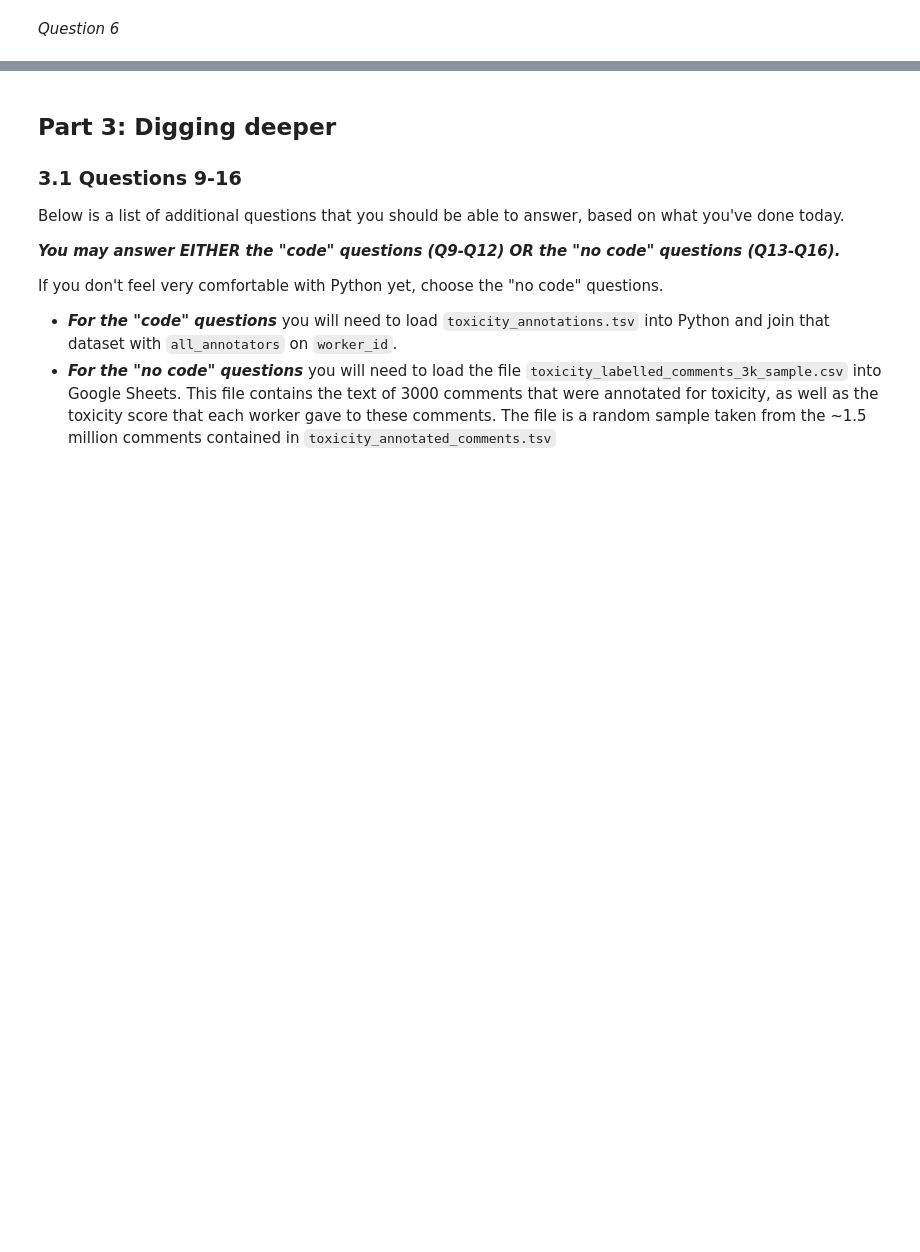
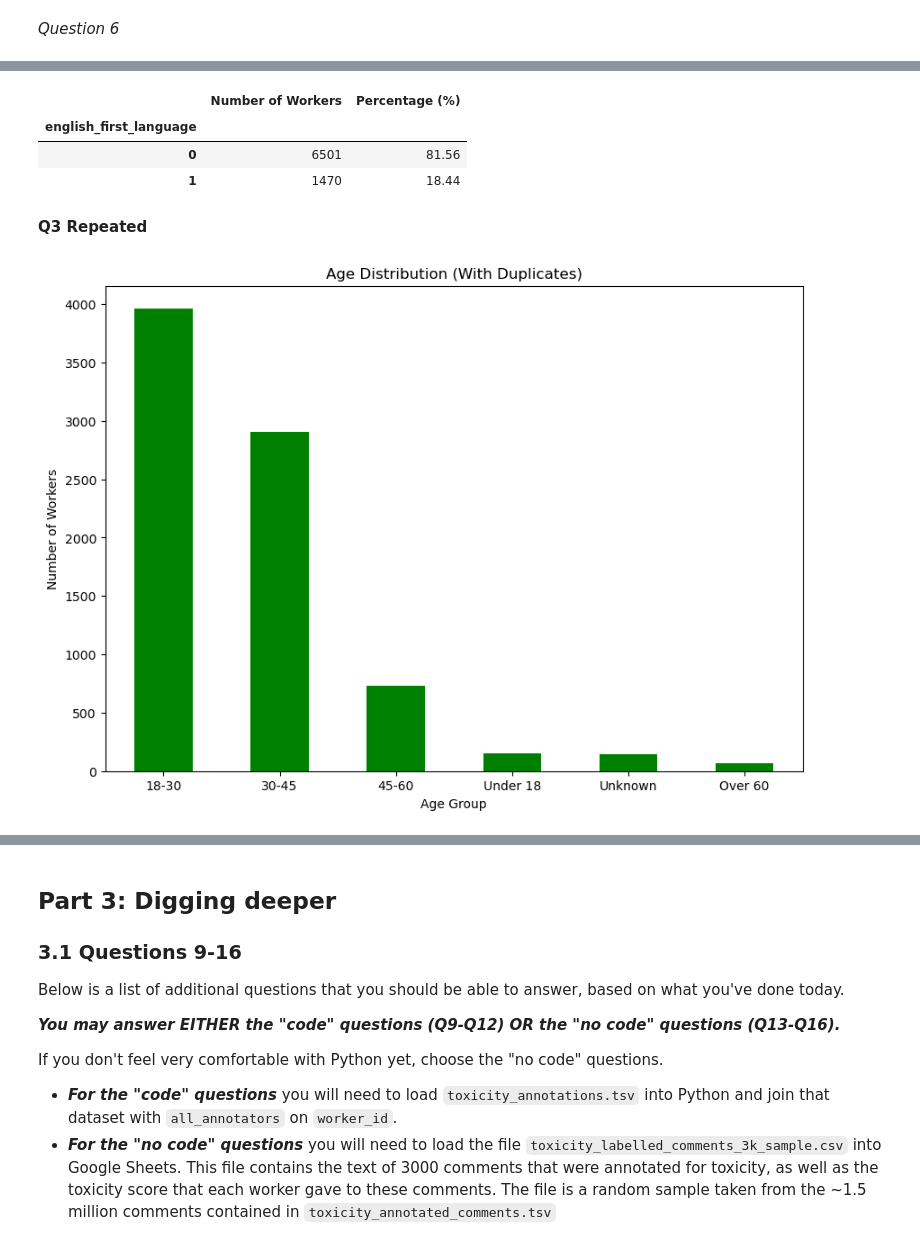
Before and after one commit to OtterForReal/hcde-410, a Jupyter notebook: A2/hcde410-a2.ipynb, the cells around one changed output, grey strips where cells are left out. Cells and saved outputs as stored; diff of their text form; code cells hidden in the pictures; blank space fills up the shorter version.

```diff
--- a/A2/hcde410-a2.ipynb
+++ b/A2/hcde410-a2.ipynb
@@ -613,0 +671,33 @@ display(missing_table)
+# %%
+english_percent_dup = english_counts_dup / english_counts_dup.sum() * 100
+
+english_table_dup = pd.DataFrame({
+    "Number of Workers": english_counts_dup,
+    "Percentage (%)": english_percent_dup.round(2)
+})
+
+display(english_table_dup)
+# %% [output]
+|  | Number of Workers | Percentage (%) |
+| english_first_language |  |  |
+| 0 | 6501 | 81.56 |
+| 1 | 1470 | 18.44 |
+# %% [markdown]
+**Q3 Repeated**
+# %%
+age_data_dup = df_duplicates["age_group"].fillna("Unknown").str.strip()
+age_data_dup = age_data_dup.replace("", "Unknown")
+
+age_counts_dup = age_data_dup.value_counts()
+
+age_counts_dup.plot(kind="bar", color="green", figsize=(10, 7))
+
+plt.title("Age Distribution (With Duplicates)")
+plt.xlabel("Age Group")
+plt.ylabel("Number of Workers")
+
+plt.xticks(rotation=0)
+
+plt.show()
+# %% [output]
+[figure, added]
```
Also changed, not shown: parts of 30 cells of this notebook, 1 other file.
